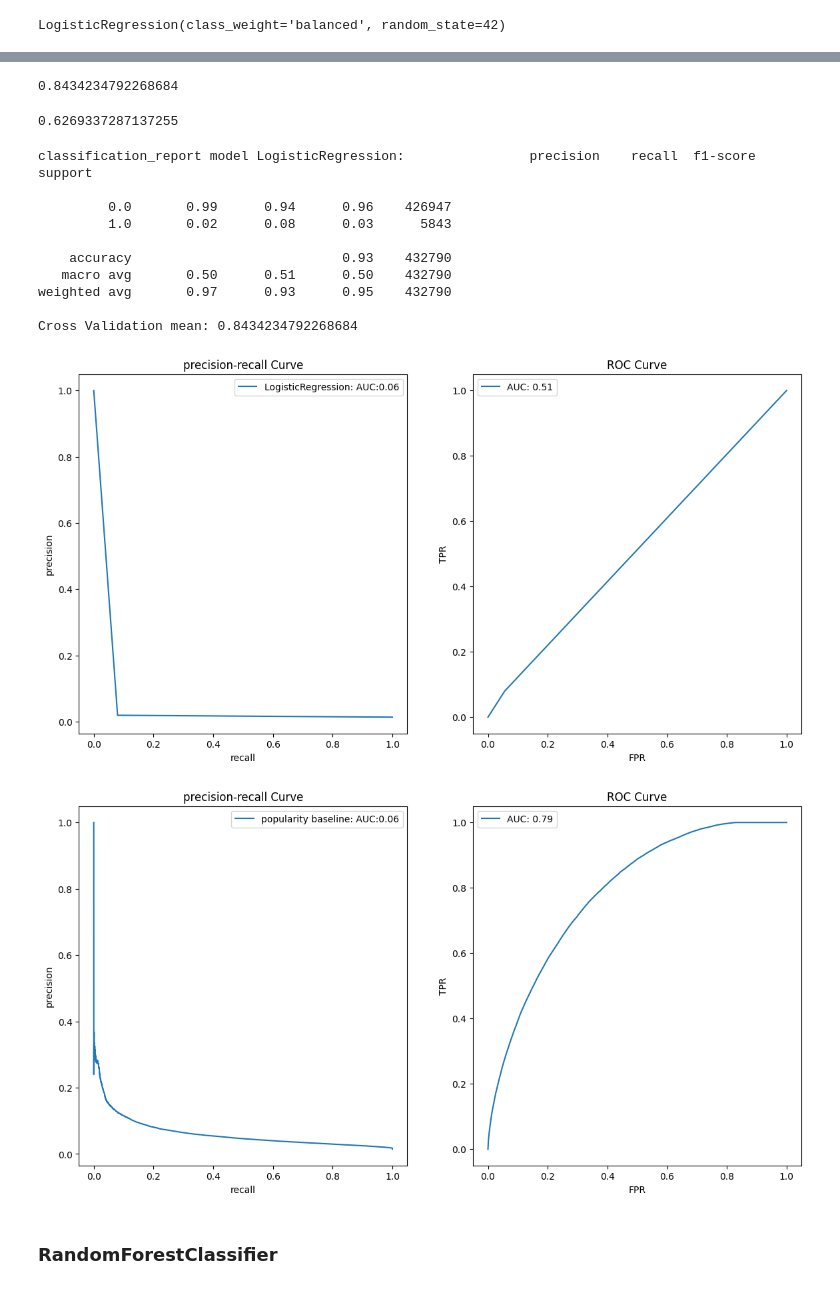
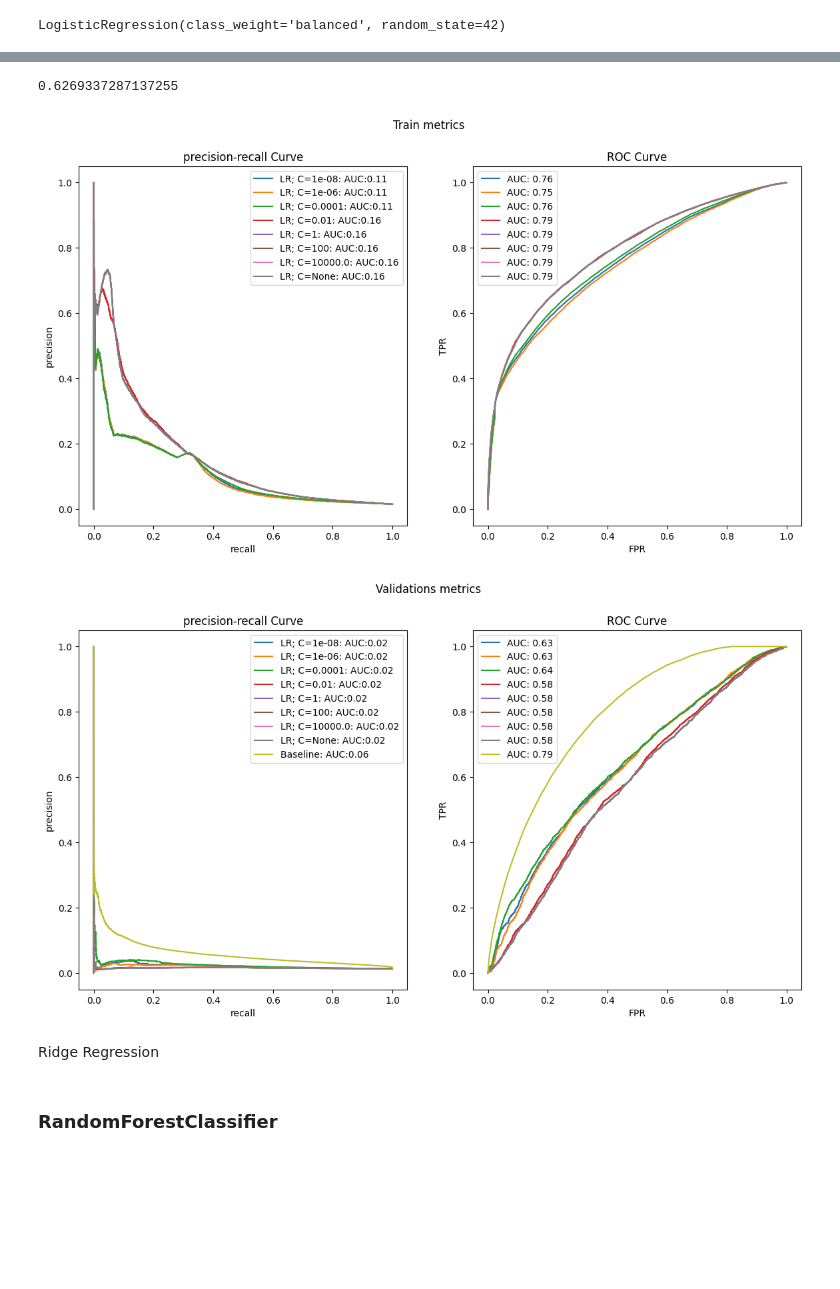
Before and after one commit to MaickMos/data_science_applied, a Jupyter notebook: model_regresion_lineal_feature_frame/MVP_Push_Notifications.ipynb, the cells around one changed output, grey strips where cells are left out. Cells and saved outputs as stored; diff of their text form; code cells hidden in the pictures; blank space fills up the shorter version.

```diff
--- a/model_regresion_lineal_feature_frame/MVP_Push_Notifications.ipynb
+++ b/model_regresion_lineal_feature_frame/MVP_Push_Notifications.ipynb
@@ -379,58 +315,36 @@ weighted avg       0.97      0.93      0.95    432790
-# %%
-cross_val_score(LogReg_model, x_train, y_train, cv=5).mean()
-# %% [output]
-0.8434234792268684
 # %%
 cross_val_score(LogReg_model, x_train, y_train, cv=5, scoring='recall').mean()
 # %% [output]
 0.6269337287137255
-# %%
-y_test_pred = LogReg_model.predict_proba(x_test)
-
-plot_metrics("LogisticRegression", y_pred=y_test_pred, y_test=y_test,model_estimator=LogReg_model,x_train=x_train,y_train=y_train)
-# %% [output]
-classification_report model LogisticRegression:                precision    recall  f1-score   support
-
-         0.0       0.99      0.94      0.96    426947
-         1.0       0.02      0.08      0.03      5843
-
-    accuracy                           0.93    432790
-   macro avg       0.50      0.51      0.50    432790
-weighted avg       0.97      0.93      0.95    432790
-
-Cross Validation mean: 0.8434234792268684
-[figure, removed]
-# %%
-plot_metrics("popularity baseline", y_pred=feature_frame["global_popularity"], y_test=feature_frame["outcome"])
-# %% [output]
-[figure, removed]
 # %%
 fig1,ax1 = plt.subplots(1,2,figsize=(14,7))
-fig1.subtitle("Train metrics")
+fig1.suptitle("Train metrics")
 
 fig2, ax2 = plt.subplots(1,2,figsize=(14,7))
 fig2.suptitle("Validations metrics")
 
 cs = [1e-8,1e-6,1e-4,1e-2,1,100,1e4,None]
 for c in cs:
-    lr = make_pipeline{
-        StandardScaler(),
-        LogisticRegresion(penalty="l2",C=c if c else 1.0),
-    }
-    lr.fit(x_train,y_train)
-    train_proba = lr.predict_proba(x_train)[:,1]
+    LogReg_model = LogisticRegression(penalty="l2",C=c if c else 1.0)
+    LogReg_model.fit(x_train,y_train)
+    train_proba = LogReg_model.predict_proba(x_train)[:,1]
     plot_metrics(
-        f"LR; C={c}",y_pred=train_proba,y=test=train_df[label_col],figure=(fig1,ax1)
+        f"LR; C={c}",y_pred=train_proba,y_test=y_train,figure=(fig1,ax1)
     )
 
-    val_proba = lr.predict_proba(x_val)[:1]
+    val_proba = LogReg_model.predict_proba(x_valid)[:,1]
     plot_metrics(
-        f"LR; C={c}", y=pred=val_proba, y_test=val_df[label_col], figure={fig2, ax}
+        f"LR; C={c}", y_pred=val_proba, y_test=y_valid, figure=(fig2, ax2)
     )
 
 plot_metrics(
     f"Baseline",
-    y_pred=val_df["global_popularity"],
-    y_test=val_df[label_col],
+    y_pred=x_train["global_popularity"],
+    y_test=y_train,
     figure=(fig2,ax2),
 )
+# %% [output]
+[figure, added]
+[figure, added]
+# %% [markdown]
+Ridge Regression
```
Also changed, not shown: parts of 28 cells of this notebook, 2 other files.
